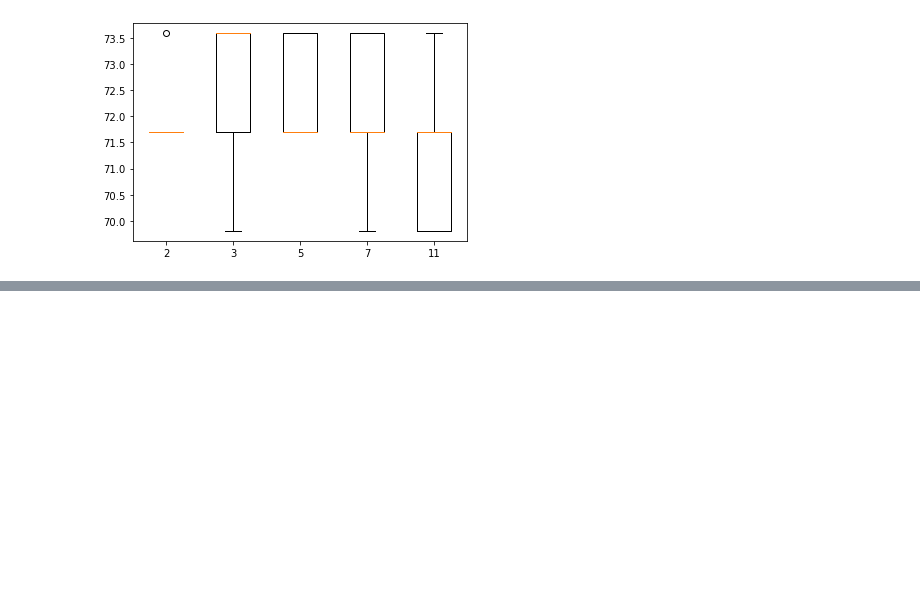
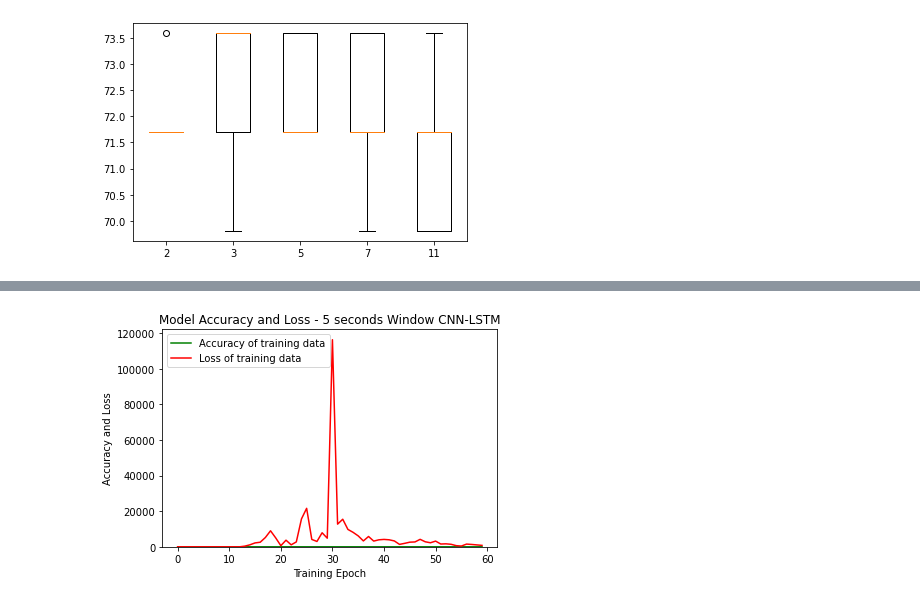
Before and after one commit to shubhisaxena1202/Detect-Heavy-Drinking-with-Accelerometer-Data, a Jupyter notebook: notebooks/CNNs.ipynb, the cells around one changed output, grey strips where cells are left out. Cells and saved outputs as stored; diff of their text form; code cells hidden in the pictures; blank space fills up the shorter version.

Commit message:
- Added CNN-LSTMs

```diff
--- a/notebooks/CNNs.ipynb
+++ b/notebooks/CNNs.ipynb
@@ -824,0 +844,30 @@ Param=11: 71.321% (+/-1.412)
+# %%
+def modelCNNLSTM(TIME_PERIODS,input_shape):
+    model = Sequential()
+    model.add(Reshape((TIME_PERIODS, num_sensors), input_shape=(input_shape,)))
+    model.add(Conv1D(filters=64, kernel_size=10, activation='relu',input_shape=(TIME_PERIODS,num_sensors)))
+    model.add(Conv1D(filters=64,kernel_size=10,activation='relu'))
+    # model.add(Conv1D(filters=64,kernel_size=10,activation='relu'))
+    model.add(Dropout(0.5))
+    model.add(MaxPooling1D(pool_size=3))
+    # model.add(Conv1D(128, 10, activation='relu'))
+    # model.add(Conv1D(64, 10, activation='relu'))
+    # model.add(GlobalAveragePooling1D())
+    model.add(LSTM(64,activation="relu"))
+    # model.add(Dropout(0.5))
+    model.add(Flatten())
+    model.add(Dense(128))
+    model.add(Dense(32))
+    # model.add(Dropout(0.5))
+    model.add(Dense(num_classes, activation='softmax'))
+    model.compile(loss='categorical_crossentropy', optimizer='adam', metrics=['accuracy'])
+    print(model.summary())
+    return model
+# %%
+verbose, epochs, batch_size = 0, 60, 32
+# fit network
+model = modelCNNLSTM(TIME_PERIODS,input_shape)
+history5 = model.fit(x_train, y_train, epochs=epochs, batch_size=batch_size, verbose=verbose)
+	# evaluate model
+# _, accuracy = model.evaluate(X_test, testy, batch_size=batch_size, verbose=0)
+# print(accuracy)
@@ -824,0 +892,15 @@ Param=11: 71.321% (+/-1.412)
+# %%
+# summarize history for accuracy and loss
+plt.figure(figsize=(6, 4))
+plt.plot(history5.history['accuracy'], "g", label="Accuracy of training data")
+# plt.plot(history5.history['val_accuracy'], "g", label="Accuracy of validation data")
+plt.plot(history5.history['loss'], "r", label="Loss of training data")
+# plt.plot(history5.history['val_loss'], "r", label="Loss of validation data")
+plt.title('Model Accuracy and Loss - 5 seconds Window CNN-LSTM')
+plt.ylabel('Accuracy and Loss')
+plt.xlabel('Training Epoch')
+plt.ylim(0)
+plt.legend()
+plt.show()
+# %% [output]
+[figure, added]
```
Also changed, not shown: parts of 17 cells of this notebook.
